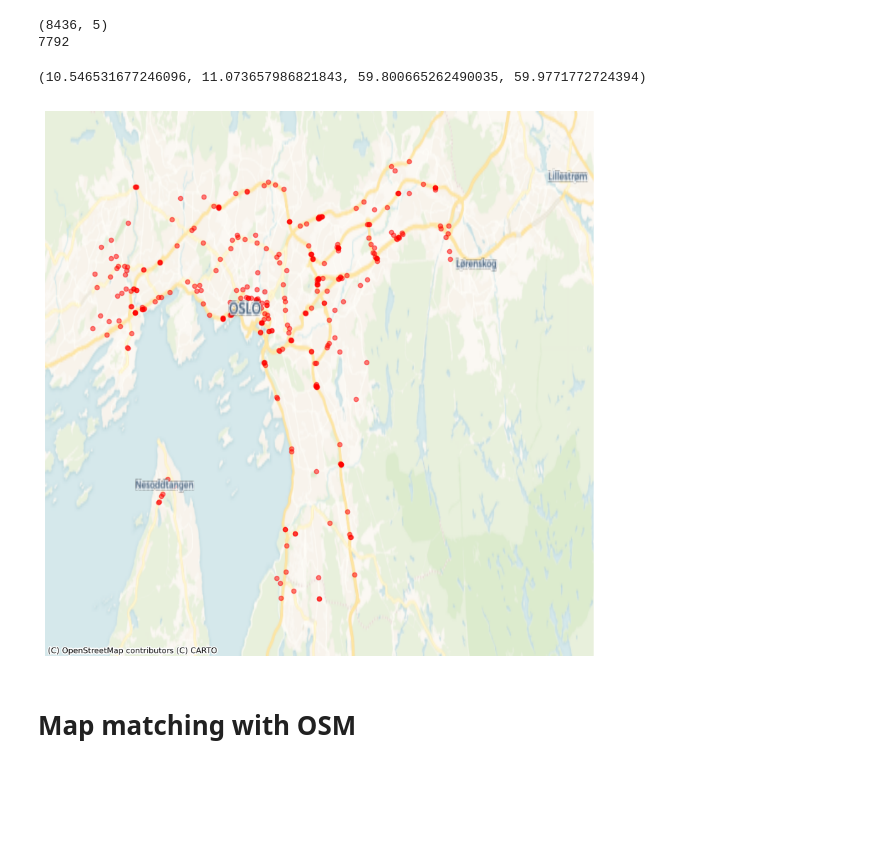
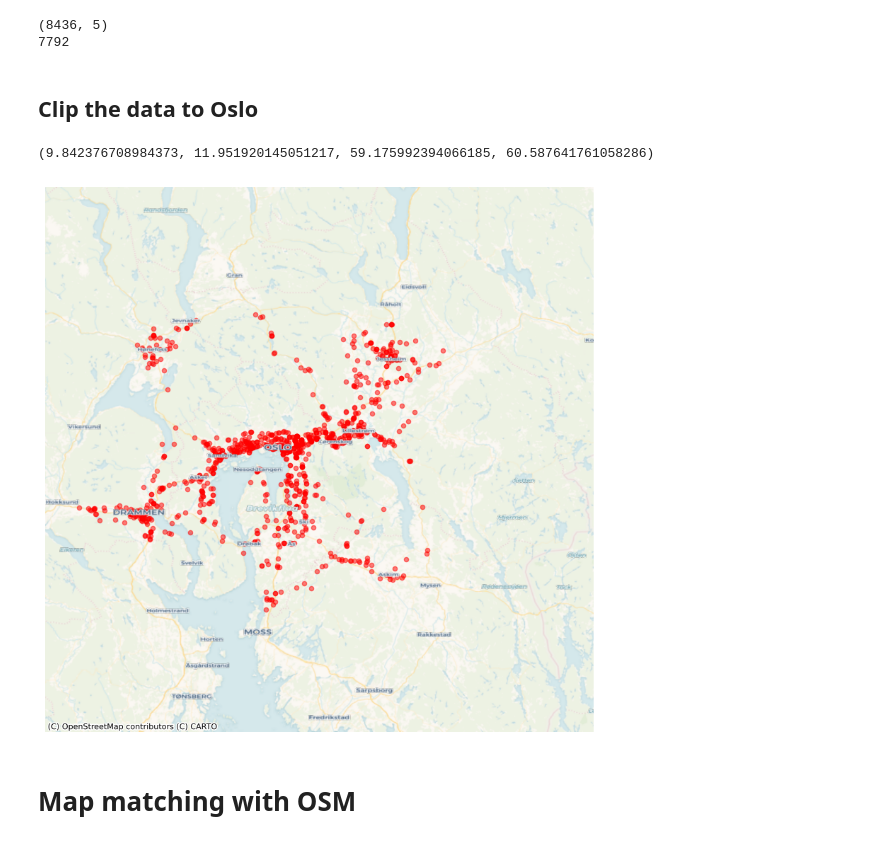
Before and after one commit to XavB64/traffic-volume-data-EU-cities, a Jupyter notebook: Norway/norway.ipynb, the cells around one changed output. Cells and saved outputs as stored; diff of their text form; code cells hidden in the pictures; blank space fills up the shorter version.

Commit message:
Update Oslo

```diff
--- a/Norway/norway.ipynb
+++ b/Norway/norway.ipynb
@@ -56,6 +56,14 @@ print(2297+2716+78+1887+355+327+2+130)
 # %% [output]
 (8436, 5)
 7792
+# %% [markdown]
+## Clip the data to Oslo
+# %%
+# Load the functional urban area
+
+fua = gpd.read_file('../assets/GHS_FUA_UCDB2015_GLOBE_R2019A_54009_1K_V1_0/GHS_FUA_UCDB2015_GLOBE_R2019A_54009_1K_V1_0.gpkg')
+# %%
+mask = fua.to_crs('EPSG:4326').loc[fua.eFUA_name == 'Oslo'].geometry.values[0]
 # %%
 from pyproj import CRS, Transformer
 from shapely.geometry import Point
@@ -72,25 +80,25 @@ def geodesic_point_buffer(lat, lon, m):
 # %%
 # Clip to Oslo
 city = 'Oslo'
 city_center = (59.90614908926718,10.7686266680462) # lat, lon
 
 
 import contextily as cx
-mask = geodesic_point_buffer(*city_center, 10000)
+#mask = geodesic_point_buffer(*city_center, 10000)
 
 # Plot sensors
 ax = df.clip(mask).plot(color = 'r', markersize = 20, alpha = .5, figsize = (10,10))
 # Add context in backround
 cx.add_basemap(ax, crs = df.crs, source=cx.providers.CartoDB.VoyagerNoLabels)
 
 cx.add_basemap(ax, crs = df.crs, source=cx.providers.CartoDB.VoyagerOnlyLabels)
 
 # Remove lat lon
 plt.axis('off')
 plt.axis('auto')
 # %% [output]
-(10.546531677246096, 11.073657986821843, 59.800665262490035, 59.9771772724394)
+(9.842376708984373, 11.951920145051217, 59.175992394066185, 60.587641761058286)
-[figure, old version]
+[figure, new version]
 # %%
 # This should be done with gdf prior to join
 gdf = df.clip(mask)
```
Also changed, not shown: parts of 9 cells of this notebook, 11 other files.
